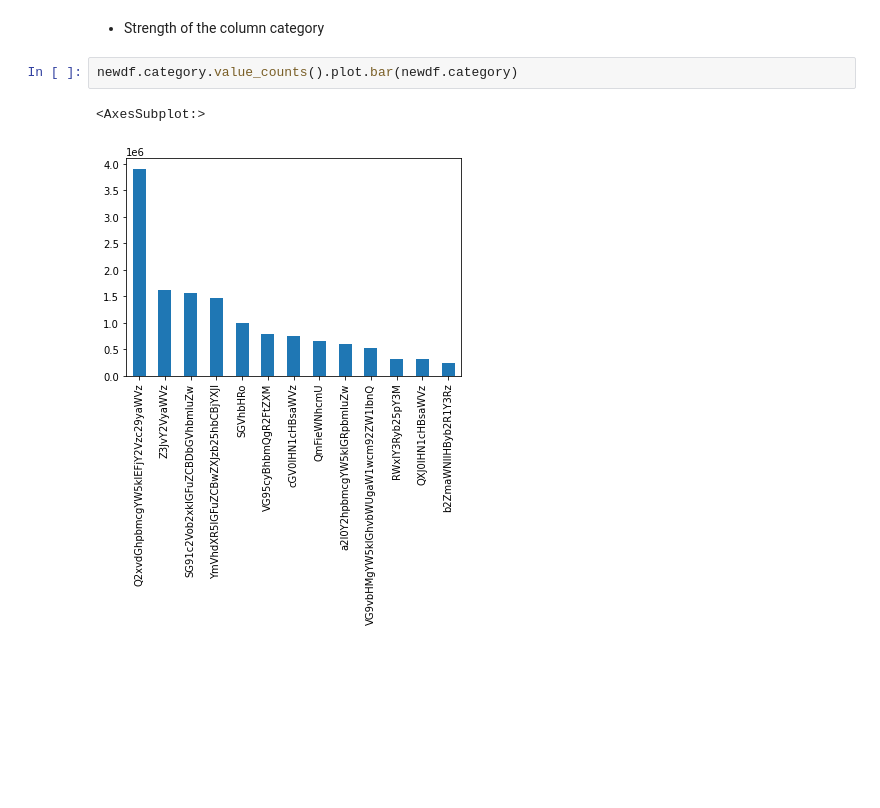
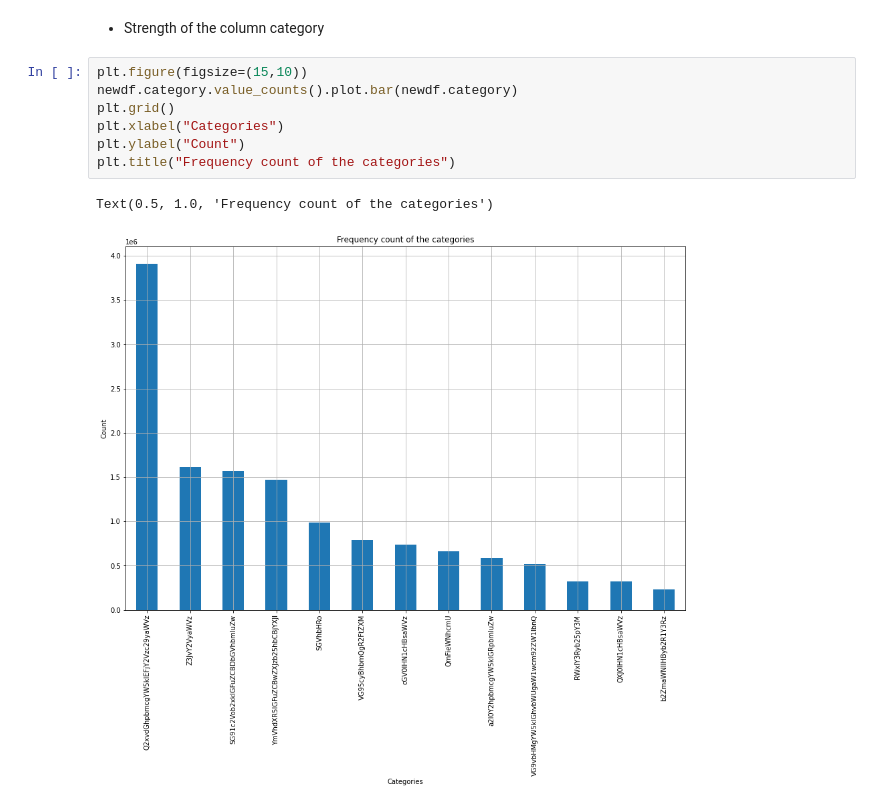
Before and after one commit to Naveen-Karanamu/BeZen-Product-Market-Analytics, a Jupyter notebook: main.ipynb, the cells around one changed output. Drawn from its saved outputs; the diff is of its cells as text; blank space fills up the shorter version.

Commit message:
Added the graphs for the frequency counts of diff features

```diff
--- a/main.ipynb
+++ b/main.ipynb
@@ -690,8 +690,13 @@ newdf.head()
 | 4 | b5b68f3c-b1e0-40e5-8ee5-e2f7236c1daf | NaN | RWF0aW5nIFV0ZW5zaWxzL0N1dGxlcnk | Q2hvcHN0aWNrcw | a2l0Y2hpbmcgYW5kIGRpbmluZw |  | 11.500000 |  | ... |
 # %% [markdown]
 * Strength of the column category
-# %%
-newdf.category.value_counts().plot.bar(newdf.category)
-# %% [output]
-<AxesSubplot:>
-[figure, removed]
+# %%
+plt.figure(figsize=(15,10))
+newdf.category.value_counts().plot.bar(newdf.category)
+plt.grid()
+plt.xlabel("Categories")
+plt.ylabel("Count")
+plt.title("Frequency count of the categories")
+# %% [output]
+Text(0.5, 1.0, 'Frequency count of the categories')
+[figure, added]
```
Also changed, not shown: parts of 4 cells of this notebook.
